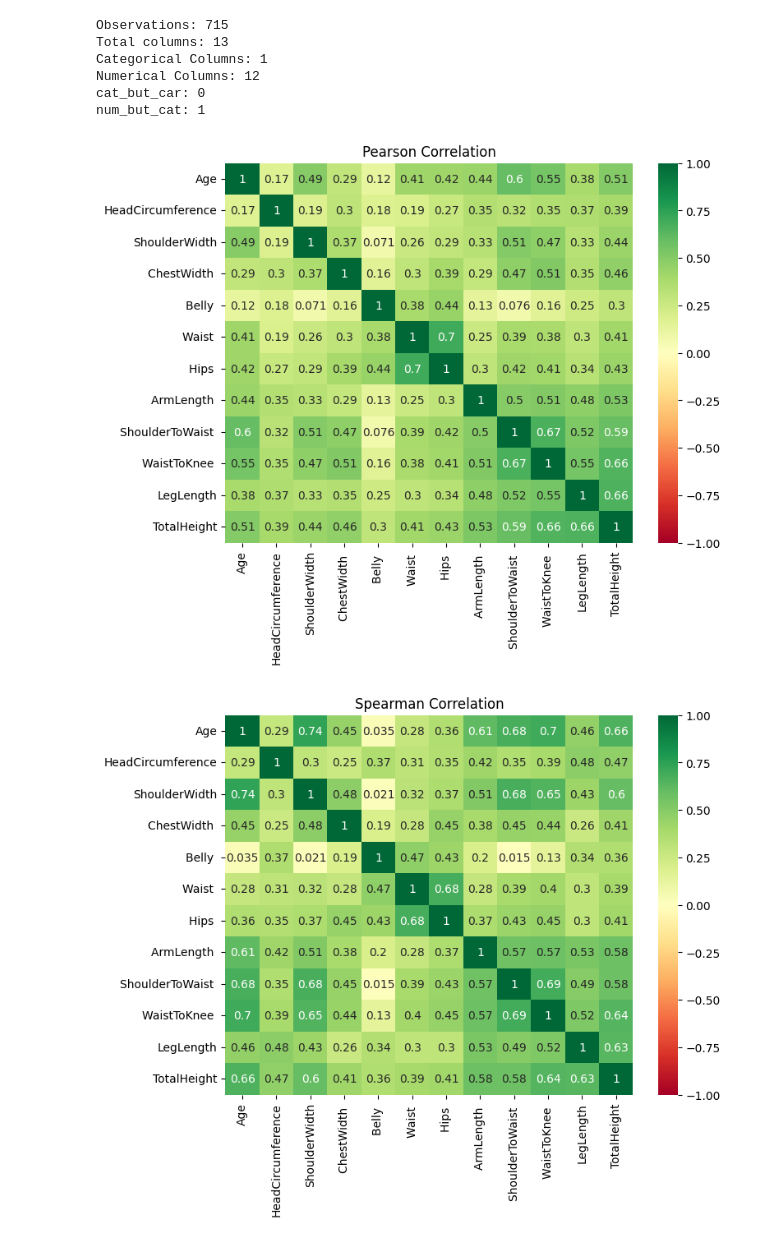
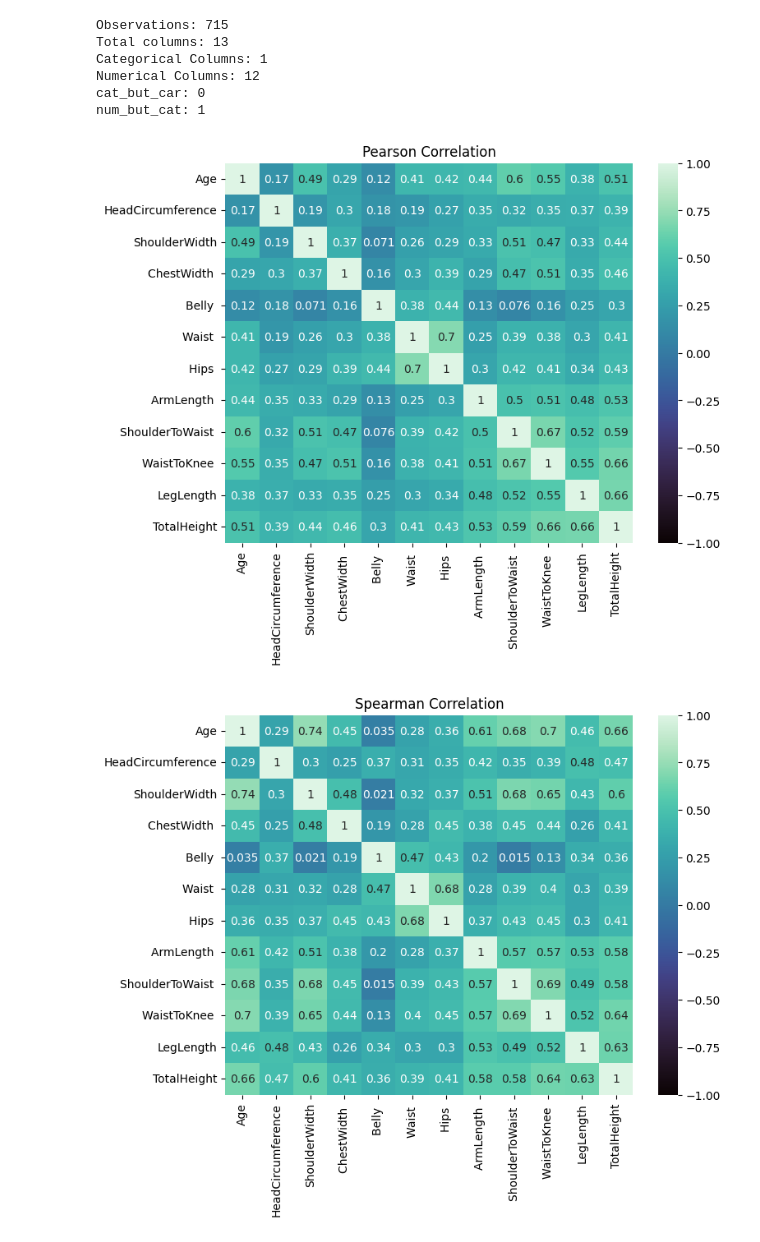
Before and after one commit to hasancatalgol/body_measurement_prediction, a Jupyter notebook: body_measurement_prediction.ipynb, the cells around one changed output. Saved outputs shown, nothing was run; the diff lists cells and outputs as text; code cells hidden in the pictures.

```diff
--- a/body_measurement_prediction.ipynb
+++ b/body_measurement_prediction.ipynb
@@ -202,17 +234,17 @@ num_but_cat: 1
 # %%
 # correlations
 corr_pearson = df[num_cols].corr(method='pearson')
 corr_spearman = df[num_cols].corr(method='spearman')
 
 fig = plt.figure(figsize = (8,6))
-sns.heatmap(corr_pearson, annot=True, cmap='RdYlGn', vmin=-1, vmax=+1)
+sns.heatmap(corr_pearson, annot=True, cmap='mako', vmin=-1, vmax=+1)
 plt.title('Pearson Correlation')
 plt.show()
 
 fig = plt.figure(figsize = (8,6))
-sns.heatmap(corr_spearman, annot=True, cmap='RdYlGn', vmin=-1, vmax=+1)
+sns.heatmap(corr_spearman, annot=True, cmap='mako', vmin=-1, vmax=+1)
 plt.title('Spearman Correlation')
 plt.show()
 # %% [output]
-[figure, old version]
+[figure, new version]
-[figure, old version]
+[figure, new version]
```
Also changed, not shown: parts of 11 cells of this notebook.
